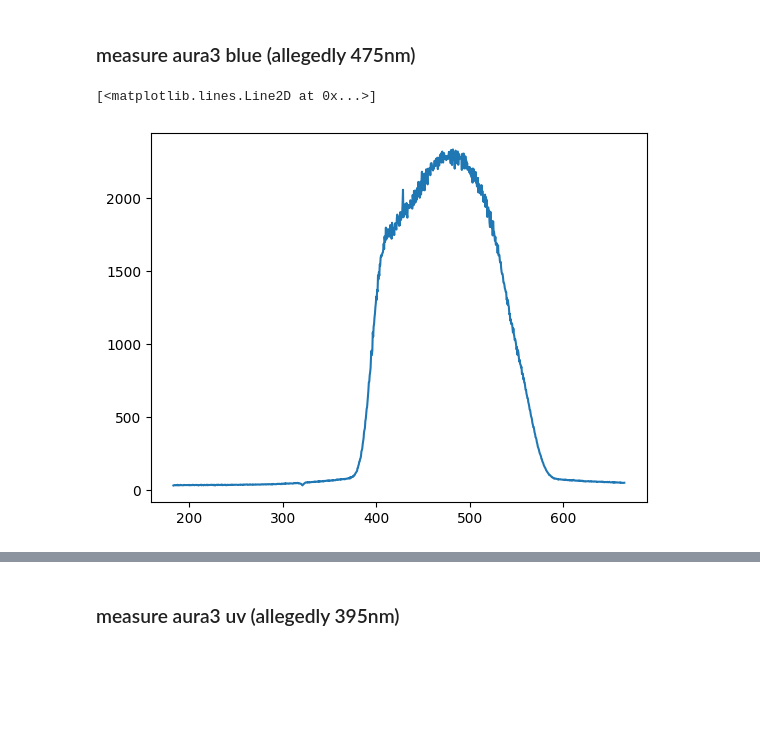
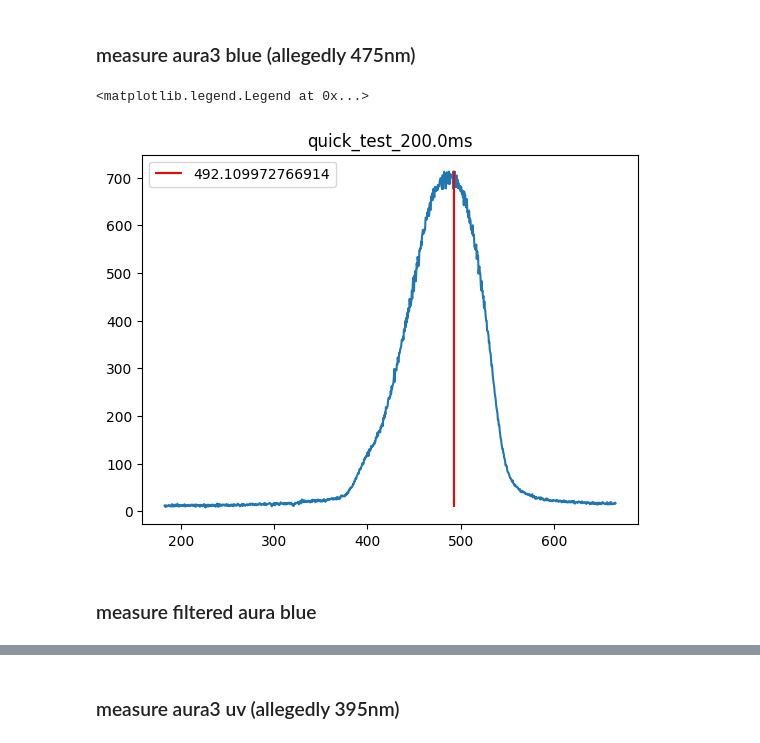
Before and after one commit to DYYDMC/SCAM, a Jupyter notebook: notebooks/macbook_sts_UV100.ipynb, the cells around one changed output, grey strips where cells are left out. Saved outputs shown, nothing was run; the diff lists cells and outputs as text; code cells hidden in the pictures; blank space fills up the shorter version.

Commit message:
measure the spectral before/after g/uv filter with aura3 light source

```diff
--- a/notebooks/macbook_sts_UV100.ipynb
+++ b/notebooks/macbook_sts_UV100.ipynb
@@ -49,11 +49,18 @@ blue_aura3 = []
 for _ in range(10):
     _,ints = spec.spectrum()
     blue_aura3.append(ints)
-    time.sleep(6)
+    time.sleep(3)
 blue_aura3_200ms = np.mean(np.asarray(blue_aura3),axis=0)
 clean_blue_aura3_200ms = blue_aura3_200ms-dark_200ms
-# %%
-plt.plot(nm,clean_blue_aura3_200ms)
-# %% [output]
-[<matplotlib.lines.Line2D at 0x...>]
-[figure, removed]
+# %%
+int_curve = np.copy(clean_blue_aura3_200ms)
+plt.plot(nm,int_curve)
+plt.vlines(nm[np.argmax(int_curve)],np.min(int_curve),np.max(int_curve),color='r',label=nm[np.argmax(int_curve)])
+plt.title(f'quick_test_{micro_time/1e3}ms')
+# plt.ylim(np.min(ints),np.max(ints))
+plt.legend()
+# %% [output]
+<matplotlib.legend.Legend at 0x...>
+[figure, added]
+# %% [markdown]
+### measure filtered aura blue
```
Also changed, not shown: parts of 10 cells of this notebook, 1 other file.
